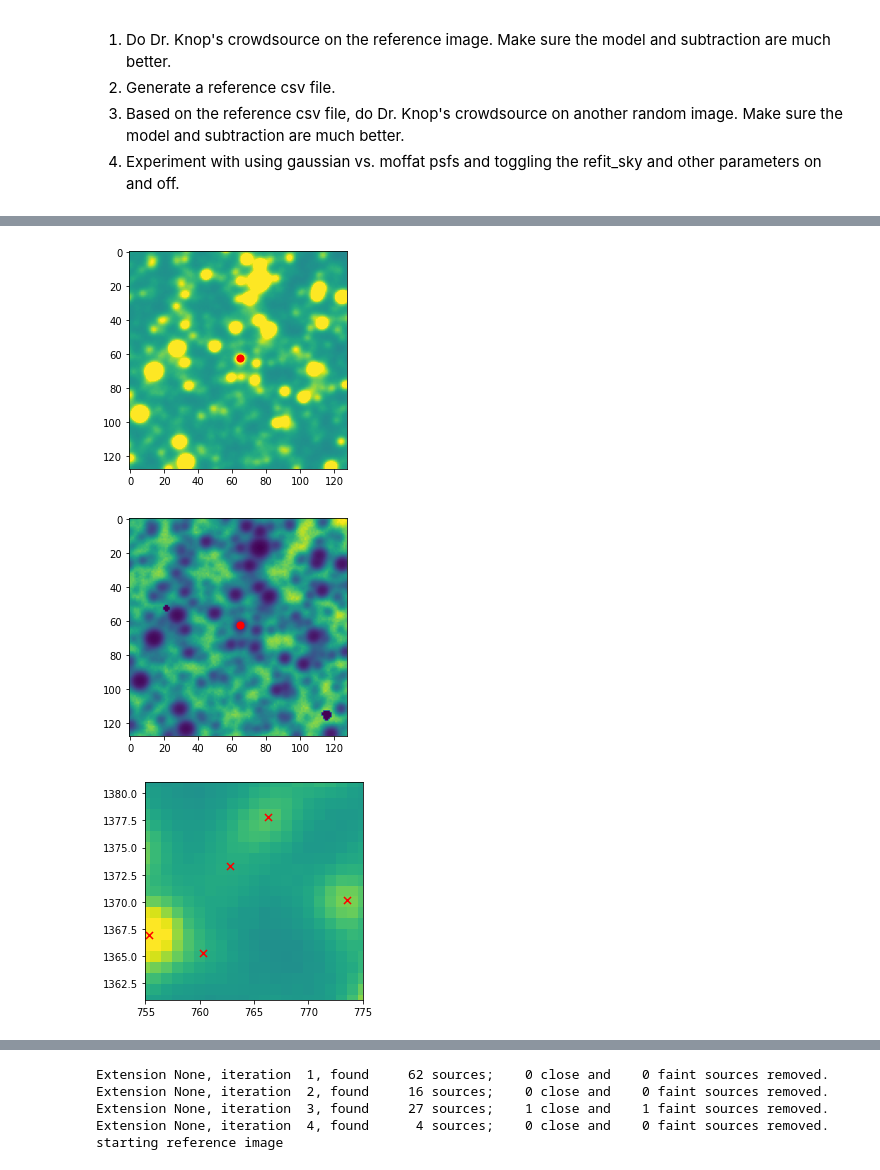
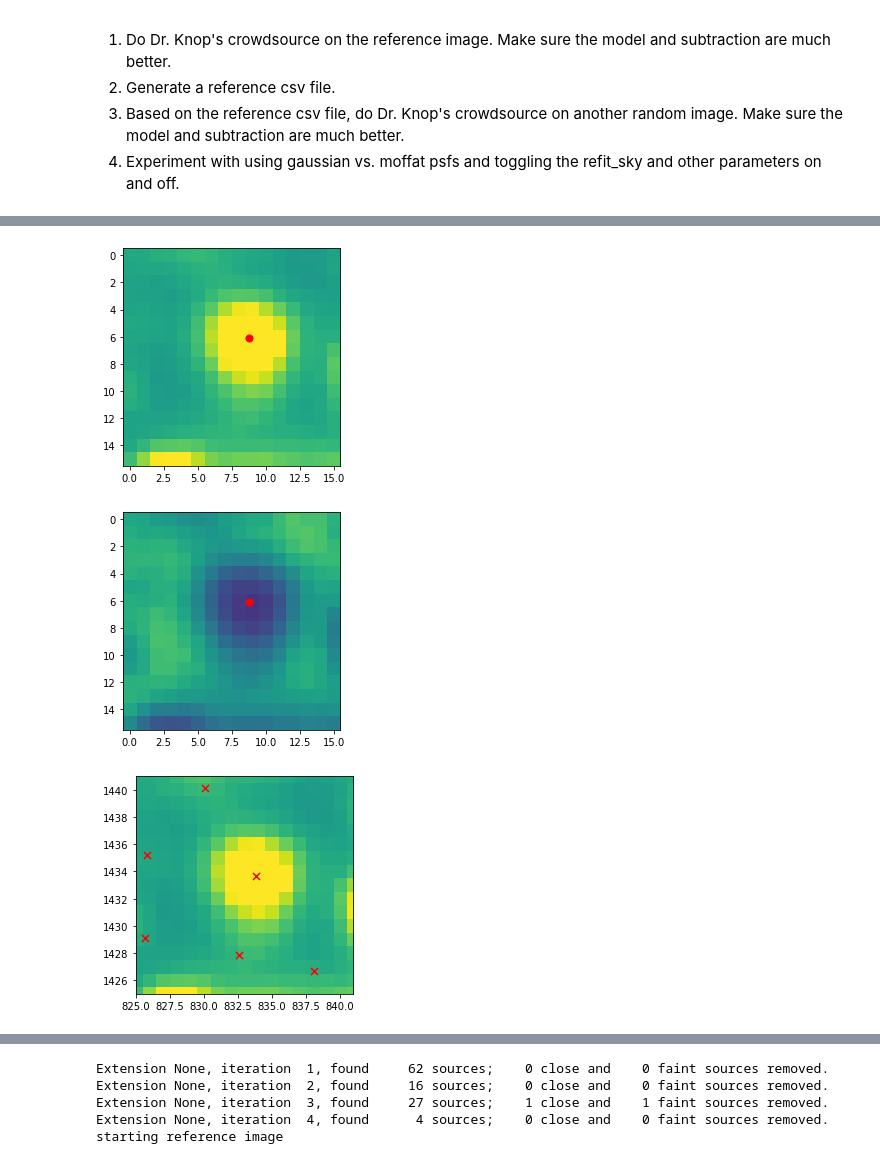
Before and after one commit to GarimaPrabhakar/crowdsource-practice, a Jupyter notebook: crowdsource/run.ipynb, the cells around one changed output, grey strips where cells are left out. Drawn from its saved outputs; the diff is of its cells as text; code cells hidden in the pictures.

```diff
--- a/crowdsource/run.ipynb
+++ b/crowdsource/run.ipynb
@@ -31,7 +36,7 @@ c.close()
 # %%
 # STEP 1: Get Reference Image Centered on Ra/Dec
 
-s = 64
+s = 8
 radec = (270.31177, -28.776405) # Updated ra/dec manually
 radec = (270.31178, -28.77640)
 
@@ -41,9 +46,8 @@ weighthdul = fits.open(wref_fp)
 # imhdul = fits.open(imfnames[0]) # get a file
 # weighthdul = fits.open(wfnames[0])
 
-
 q = Quadrant(imhdul, (2*s, 2*s)) # start a tile
-xrel, yrel = q.get_rel_xy((radec[0], radec[1]))
+xrel, yrel = q.get_rel_xy((radec[0], radec[1])) # change this to get_rel_center because it only does this with a centering...!!!
 
 
 # PLOT QUADRANT IMAGE
@@ -56,6 +60,7 @@ plt.scatter(xrel, yrel, s=50, color = "red", alpha = 1) # plot the center and th
 plt.show()
 
 vmin, vmax = ZScaleInterval().get_limits(weighthdul[1].data)
+# vmin, vmax = -1600, 1600
 plt.imshow(weight, vmin=vmin, vmax=vmax)
 plt.scatter(xrel, yrel, s=50, color = "red", alpha = 1) # plot the center and the x/y for ra/dec
 plt.show()
@@ -209,8 +220,8 @@ plt.show()
 imhdul = fits.open(imref_fp) # get a file
 weighthdul = fits.open(wref_fp)
 
-imhdul = fits.open(imfnames[21]) # get a file
-weighthdul = fits.open(wfnames[21])
+imhdul = fits.open(imfnames[15]) # get a file
+weighthdul = fits.open(wfnames[15])
 
 
 q = Quadrant(imhdul, (2*s, 2*s)) # start a tile
@@ -231,32 +242,32 @@ plt.imshow(weight, vmin=vmin, vmax=vmax)
 plt.scatter(xrel, yrel, s=50, color = "red", alpha = 1) # plot the center and the x/y for ra/dec
 plt.show()
 # %% [output]
-[figure, old version]
+[figure, new version]
-[figure, old version]
+[figure, new version]
 # %%
 # STEP 7: Transform the radecs to full coords using the new image header
 
 ws = wcs.WCS(imhdul[1].header)  # create a wcs object with the quadrant object's header
 xys = ws.wcs_world2pix(radecs, 0)  # return the Ra/Dec positions as a numpy array
 
 x = np.transpose(xys)[0]
 y = np.transpose(xys)[1]
 
 fig, ax = plt.subplots()
 ax.imshow(imhdul[1].data, vmin=-1600, vmax=1600 )
 ax.scatter(x, y, s=50, color = "red", alpha = 1, marker = "x")
 
 plt.xlim(ymin, ymax)
 plt.ylim(xmin, xmax)
 
 # plt.xlim(ymin + 60, ymax - 60)
 # plt.ylim(xmin + 60, xmax - 60)
 
-plt.xlim(ymin - 0, ymin + 20)
-plt.ylim(xmin - 0, xmin + 20)
+# plt.xlim(ymin - 0, ymin + 20)
+# plt.ylim(xmin - 0, xmin + 20)
 
 
 plt.show()
 # %% [output]
-[figure, old version]
+[figure, new version]
 # %%
```
Also changed, not shown: parts of 8 cells of this notebook, 5 other files.
